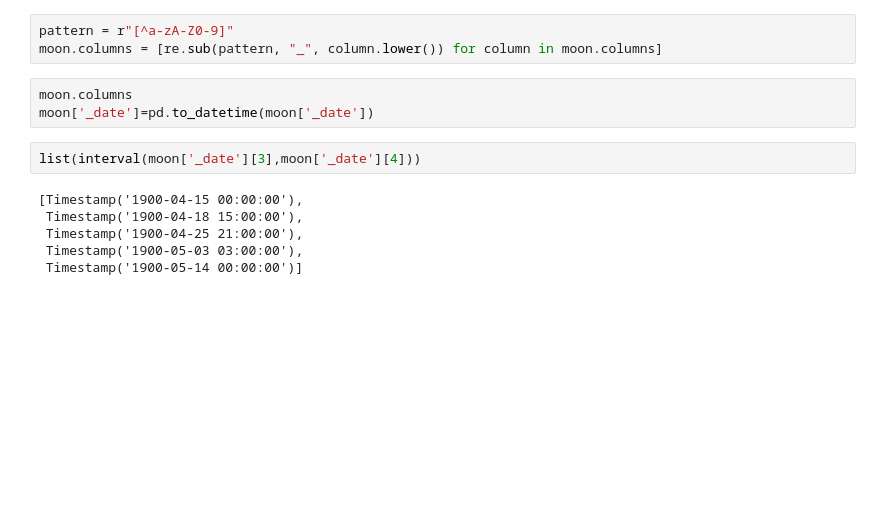
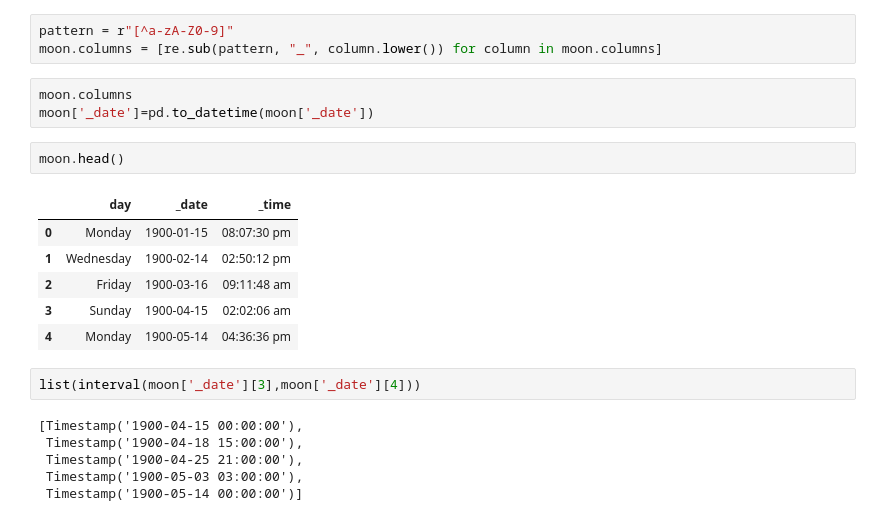
Before and after one commit to cascaschatz/SharkAttack, a Jupyter notebook: Limpeza de Dados.ipynb, the cells around one changed output. Saved outputs shown, nothing was run; the diff lists cells and outputs as text; blank space fills up the shorter version.

```diff
--- a/Limpeza de Dados.ipynb
+++ b/Limpeza de Dados.ipynb
@@ -302,6 +320,15 @@ moon.columns = [re.sub(pattern, "_", column.lower()) for column in moon.columns]
 # %%
 moon.columns
 moon['_date']=pd.to_datetime(moon['_date'])
+# %%
+moon.head()
+# %% [output]
+|  | day | _date | _time |
+| 0 | Monday | 1900-01-15 | 08:07:30 pm |
+| 1 | Wednesday | 1900-02-14 | 02:50:12 pm |
+| 2 | Friday | 1900-03-16 | 09:11:48 am |
+| 3 | Sunday | 1900-04-15 | 02:02:06 am |
+| 4 | Monday | 1900-05-14 | 04:36:36 pm |
 # %%
 list(interval(moon['_date'][3],moon['_date'][4]))
 # %% [output]
```
Also changed, not shown: parts of 11 cells of this notebook, 1 other file.
